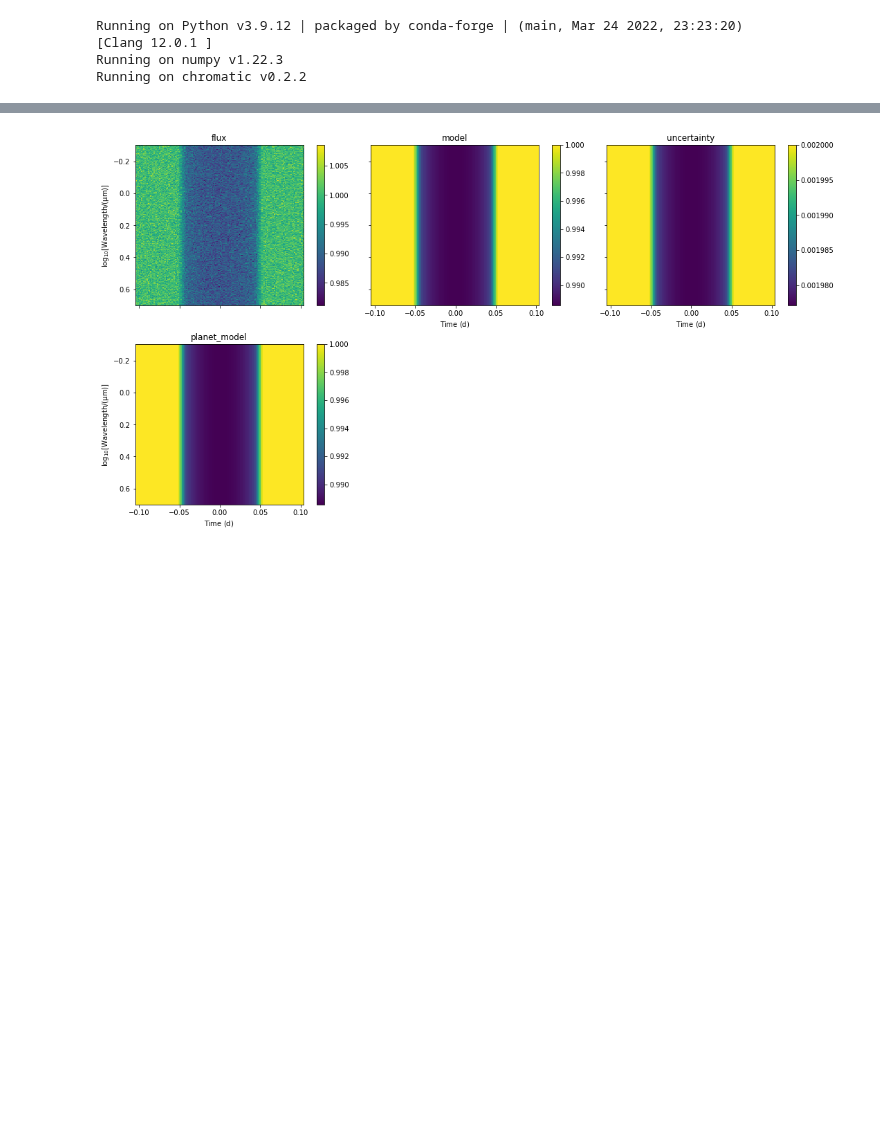
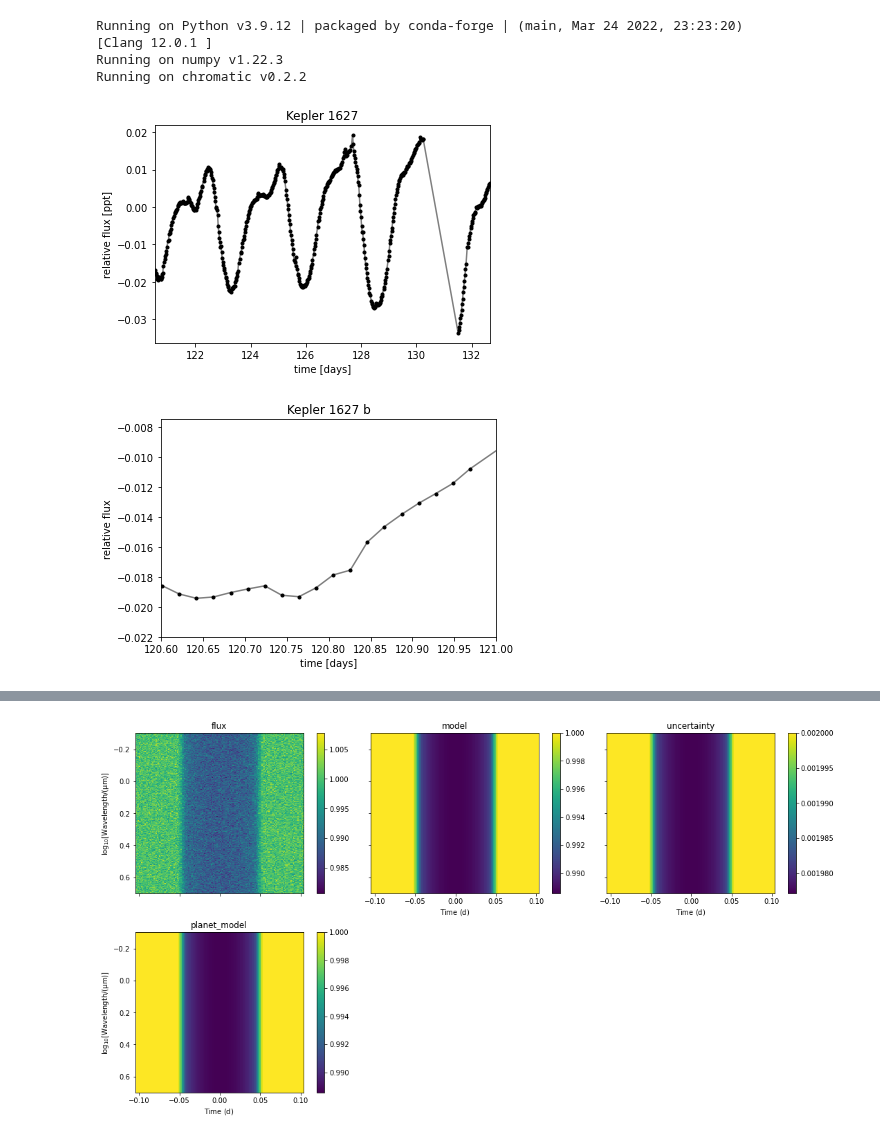
Before and after one commit to catrionamurray/chromatic_fitting, a Jupyter notebook: add_gp_model.ipynb, the cells around one changed output, grey strips where cells are left out. Saved outputs shown, nothing was run; the diff lists cells and outputs as text; code cells hidden in the pictures; blank space fills up the shorter version.

```diff
--- a/add_gp_model.ipynb
+++ b/add_gp_model.ipynb
@@ -11,6 +12,61 @@ Running on Python v3.9.12 | packaged by conda-forge | (main, Mar 24 2022, 23:23:
 [Clang 12.0.1 ]
 Running on numpy v1.22.3
 Running on chromatic v0.2.2
+# %%
+import lightkurve as lk
+# Get long cadence light curves for all quarters. Median normalize all
+# quarters, remove nans, and run a 5-sigma outlier clipping.
+lcf = lk.search_lightcurve(
+    "6184894", mission="Kepler", author="Kepler", cadence="long"
+).download_all()
+lc = lcf.stitch().remove_nans().remove_outliers()
+
+# Require non-zero quality flags, since we have an abundance of data.
+lc = lc[lc.quality == 0]
+lc = lc[:500]
+
+# Make sure that the data type is consistent
+x = np.ascontiguousarray(lc.time.value, dtype=np.float64)
+y = np.ascontiguousarray(lc.flux, dtype=np.float64)
+yerr = np.ascontiguousarray(lc.flux_err, dtype=np.float64)
+texp = np.median(np.diff(x))
+
+# Normalize around zero for GP fitting.  Keep in units of relative flux, rather
+# than say ppt.
+mu = np.nanmedian(y)
+y = y / mu - 1
+yerr = yerr / mu
+
+# Visualize the data.
+# Plot #0: full dataset
+# Plot #1: a 100 day slice
+# Plot #2: center it on the known Kepler ephemeris.
+plt.plot(x, y, "k", alpha=0.5)
+plt.plot(x, y, "k.")
+plt.xlim(x.min(), x.max())
+plt.xlabel("time [days]")
+plt.ylabel("relative flux [ppt]")
+plt.title("Kepler 1627")
+plt.show()
+
+# plt.plot(x, y, "k")
+# plt.xlabel("time [days]")
+# plt.ylabel("relative flux [ppt]")
+# plt.xlim([550, 650])
+# plt.title("Kepler 1627")
+# plt.show()
+
+plt.plot(x, y, "k",alpha=0.5)
+plt.plot(x, y, "k.")
+plt.xlabel("time [days]")
+plt.ylabel("relative flux")
+plt.xlim([120.6, 121])  # transit is here
+plt.ylim([-22e-3, -7.5e-3])
+plt.title("Kepler 1627 b")
+plt.show()
+# %% [output]
+[figure, added]
+[figure, added]
 # %%
 import lightkurve as lk
 
```
Also changed, not shown: parts of 22 cells of this notebook, 3 other files.
